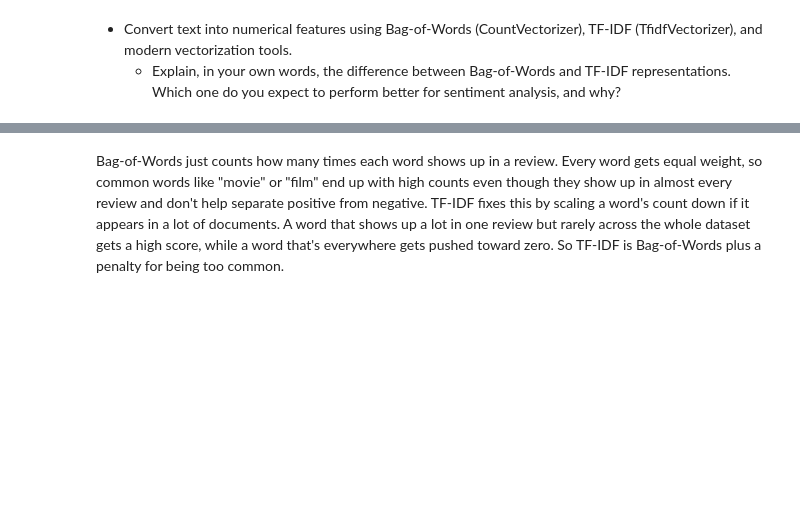
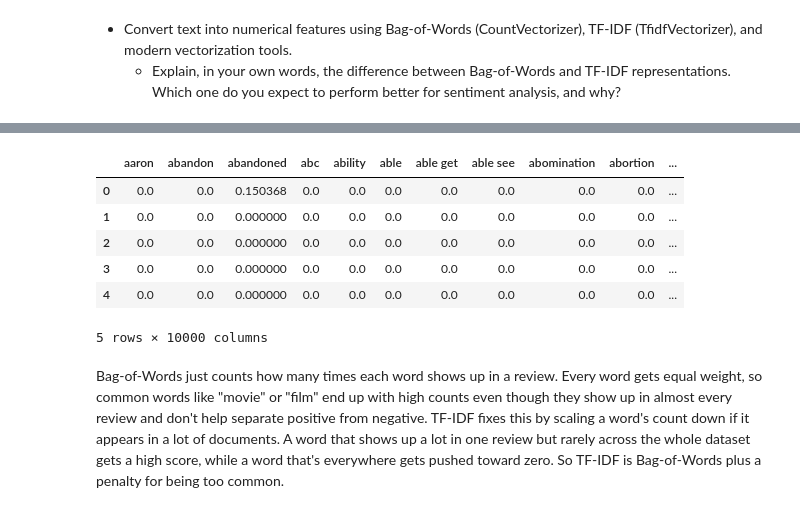
Before and after one commit to ikabrain/UCS772-CV-NLP-Lab, a Jupyter notebook: NLP_assign4/NLP_assign4.ipynb, the cells around one changed output, grey strips where cells are left out. Saved outputs shown, nothing was run; the diff lists cells and outputs as text; code cells hidden in the pictures; blank space fills up the shorter version.

```diff
--- a/NLP_assign4/NLP_assign4.ipynb
+++ b/NLP_assign4/NLP_assign4.ipynb
@@ -130,17 +134,22 @@ train_dtm.head()
 # %%
 # TF-IDF with bigrams capturing negation
 from sklearn.feature_extraction.text import TfidfVectorizer
 
 tfidf_vec = TfidfVectorizer(tokenizer=lemma_tokenizer, token_pattern=None, ngram_range=(1, 2), max_features=10000)
 X_train_tfidf = tfidf_vec.fit_transform(X_train)
 X_test_tfidf = tfidf_vec.transform(X_test)
 
 train_tfidf = pd.DataFrame(X_train_tfidf.toarray(), columns=tfidf_vec.get_feature_names_out())
 train_tfidf.index = X_train.index
 train_tfidf.head()
-
-negation_bigrams = [f for f in tfidf_vec.get_feature_names_out() if f.startswith("not ")]
-assert len(negation_bigrams) > 0, "expected at least one 'not <word>' bigram in the vocabulary"
+# %% [output]
+|  | aaron | abandon | abandoned | abc | ability | able | able get | able see | abomination | abortion | ... |
+| 0 | 0.0 | 0.0 | 0.150368 | 0.0 | 0.0 | 0.0 | 0.0 | 0.0 | 0.0 | 0.0 | ... |
+| 1 | 0.0 | 0.0 | 0.000000 | 0.0 | 0.0 | 0.0 | 0.0 | 0.0 | 0.0 | 0.0 | ... |
+| 2 | 0.0 | 0.0 | 0.000000 | 0.0 | 0.0 | 0.0 | 0.0 | 0.0 | 0.0 | 0.0 | ... |
+| 3 | 0.0 | 0.0 | 0.000000 | 0.0 | 0.0 | 0.0 | 0.0 | 0.0 | 0.0 | 0.0 | ... |
+| 4 | 0.0 | 0.0 | 0.000000 | 0.0 | 0.0 | 0.0 | 0.0 | 0.0 | 0.0 | 0.0 | ... |
+5 rows × 10000 columns
 # %% [markdown]
 Bag-of-Words just counts how many times each word shows up in a review. Every word gets equal weight, so common words like "movie" or "film" end up with high counts even though they show up in almost every review and don't help separate positive from negative. TF-IDF fixes this by scaling a word's count down if it appears in a lot of documents. A word that shows up a lot in one review but rarely across the whole dataset gets a high score, while a word that's everywhere gets pushed toward zero. So TF-IDF is Bag-of-Words plus a penalty for being too common.
 # %% [markdown]
```
Also changed, not shown: parts of 7 cells of this notebook.
